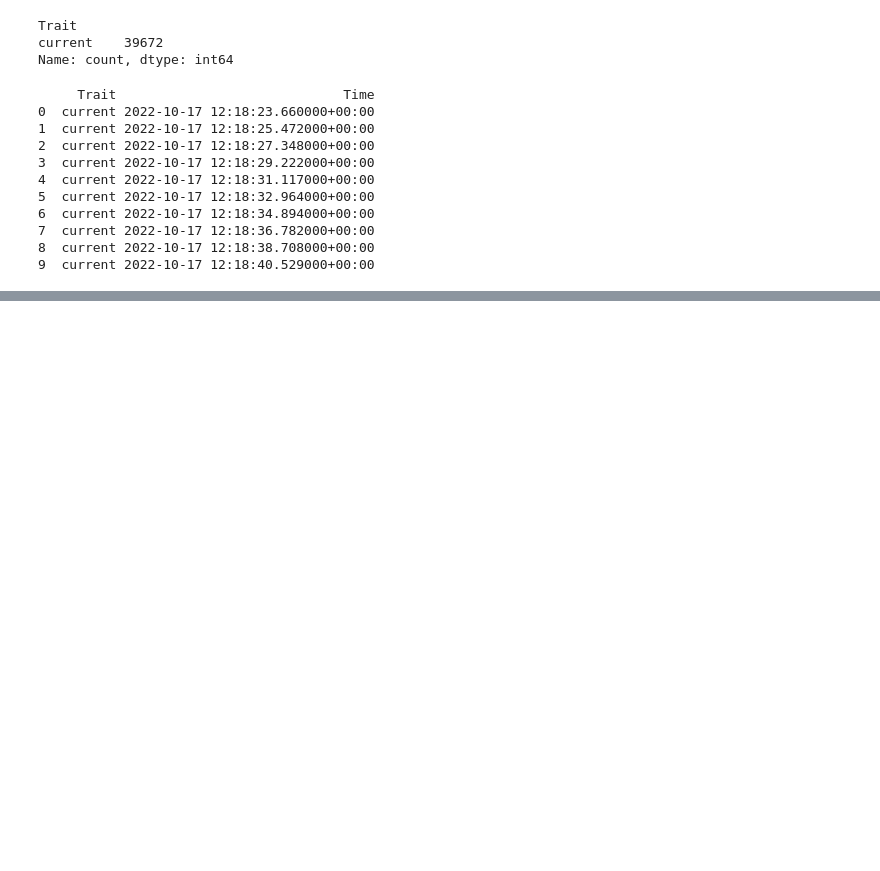
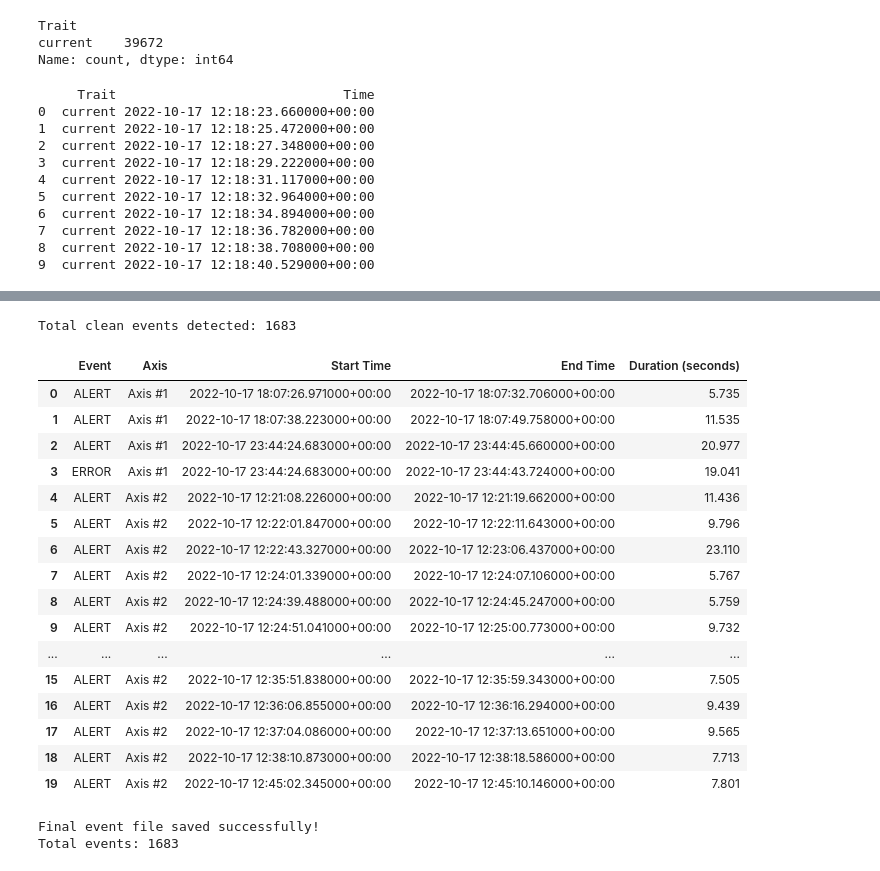
Before and after one commit to koushikbalne97/PracticalLab1_PredictiveMaintenance, a Jupyter notebook: PracticalLab1.ipynb, the cells around one changed output, grey strips where cells are left out. Drawn from its saved outputs; the diff is of its cells as text; code cells hidden in the pictures; blank space fills up the shorter version.

```diff
--- a/PracticalLab1.ipynb
+++ b/PracticalLab1.ipynb
@@ -591,0 +1678,65 @@ print(df[["Trait", "Time"]].head(10))
+# %%
+clean_events = []
+
+for i in range(1, 9):
+    axis_name = f"Axis #{i}"
+    residual_column = f"{axis_name}_residual"
+
+    stream_data["alert_flag"] = stream_data[residual_column] >= MinC
+    stream_data["error_flag"] = stream_data[residual_column] >= MaxC
+
+    axis_alerts = detect_events_clean(
+        stream_data,
+        "alert_flag",
+        "ALERT",
+        axis_name,
+        T
+    )
+
+    axis_errors = detect_events_clean(
+        stream_data,
+        "error_flag",
+        "ERROR",
+        axis_name,
+        T
+    )
+
+    clean_events.extend(axis_alerts)
+    clean_events.extend(axis_errors)
+
+clean_events_df = pd.DataFrame(clean_events)
+
+print("Total clean events detected:", len(clean_events_df))
+display(clean_events_df.head(20))
+# %% [output]
+Total clean events detected: 1683
+|  | Event | Axis | Start Time | End Time | Duration (seconds) |
+| 0 | ALERT | Axis #1 | 2022-10-17 18:07:26.971000+00:00 | 2022-10-17 18:07:32.706000+00:00 | 5.735 |
+| 1 | ALERT | Axis #1 | 2022-10-17 18:07:38.223000+00:00 | 2022-10-17 18:07:49.758000+00:00 | 11.535 |
+| 2 | ALERT | Axis #1 | 2022-10-17 23:44:24.683000+00:00 | 2022-10-17 23:44:45.660000+00:00 | 20.977 |
+| 3 | ERROR | Axis #1 | 2022-10-17 23:44:24.683000+00:00 | 2022-10-17 23:44:43.724000+00:00 | 19.041 |
+| 4 | ALERT | Axis #2 | 2022-10-17 12:21:08.226000+00:00 | 2022-10-17 12:21:19.662000+00:00 | 11.436 |
+| 5 | ALERT | Axis #2 | 2022-10-17 12:22:01.847000+00:00 | 2022-10-17 12:22:11.643000+00:00 | 9.796 |
+| 6 | ALERT | Axis #2 | 2022-10-17 12:22:43.327000+00:00 | 2022-10-17 12:23:06.437000+00:00 | 23.110 |
+| 7 | ALERT | Axis #2 | 2022-10-17 12:24:01.339000+00:00 | 2022-10-17 12:24:07.106000+00:00 | 5.767 |
+| 8 | ALERT | Axis #2 | 2022-10-17 12:24:39.488000+00:00 | 2022-10-17 12:24:45.247000+00:00 | 5.759 |
+| 9 | ALERT | Axis #2 | 2022-10-17 12:24:51.041000+00:00 | 2022-10-17 12:25:00.773000+00:00 | 9.732 |
+| ... | ... | ... | ... | ... | ... |
+| 15 | ALERT | Axis #2 | 2022-10-17 12:35:51.838000+00:00 | 2022-10-17 12:35:59.343000+00:00 | 7.505 |
+| 16 | ALERT | Axis #2 | 2022-10-17 12:36:06.855000+00:00 | 2022-10-17 12:36:16.294000+00:00 | 9.439 |
+| 17 | ALERT | Axis #2 | 2022-10-17 12:37:04.086000+00:00 | 2022-10-17 12:37:13.651000+00:00 | 9.565 |
+| 18 | ALERT | Axis #2 | 2022-10-17 12:38:10.873000+00:00 | 2022-10-17 12:38:18.586000+00:00 | 7.713 |
+| 19 | ALERT | Axis #2 | 2022-10-17 12:45:02.345000+00:00 | 2022-10-17 12:45:10.146000+00:00 | 7.801 |
+# %%
+os.makedirs("results", exist_ok=True)
+
+clean_events_df.to_csv(
+    "results/final_detected_events.csv",
+    index=False
+)
+
+print("Final event file saved successfully!")
+print("Total events:", len(clean_events_df))
+# %% [output]
+Final event file saved successfully!
+Total events: 1683
```
Also changed, not shown: parts of 51 cells of this notebook, 4 other files.
